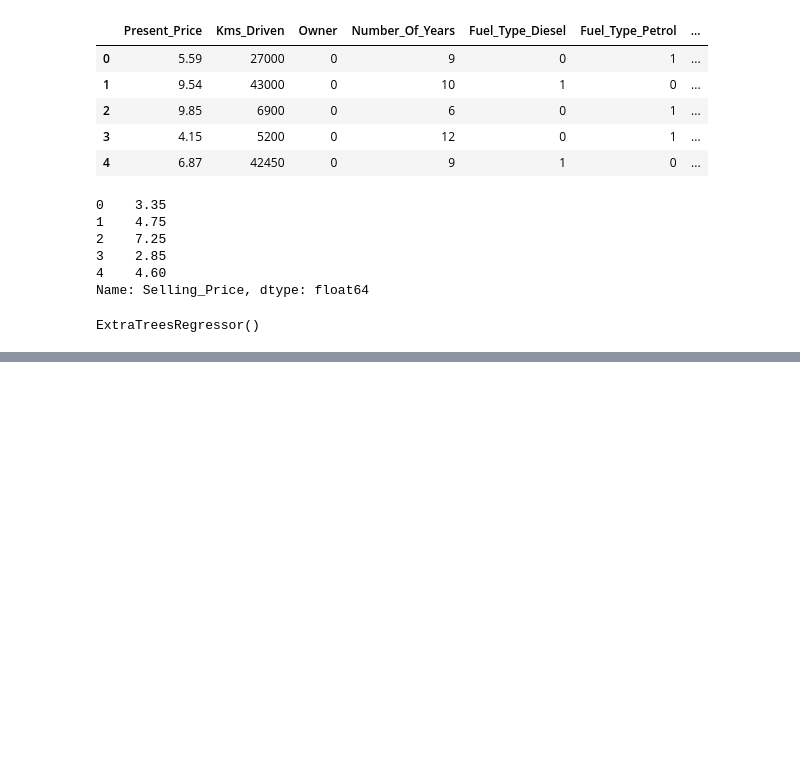
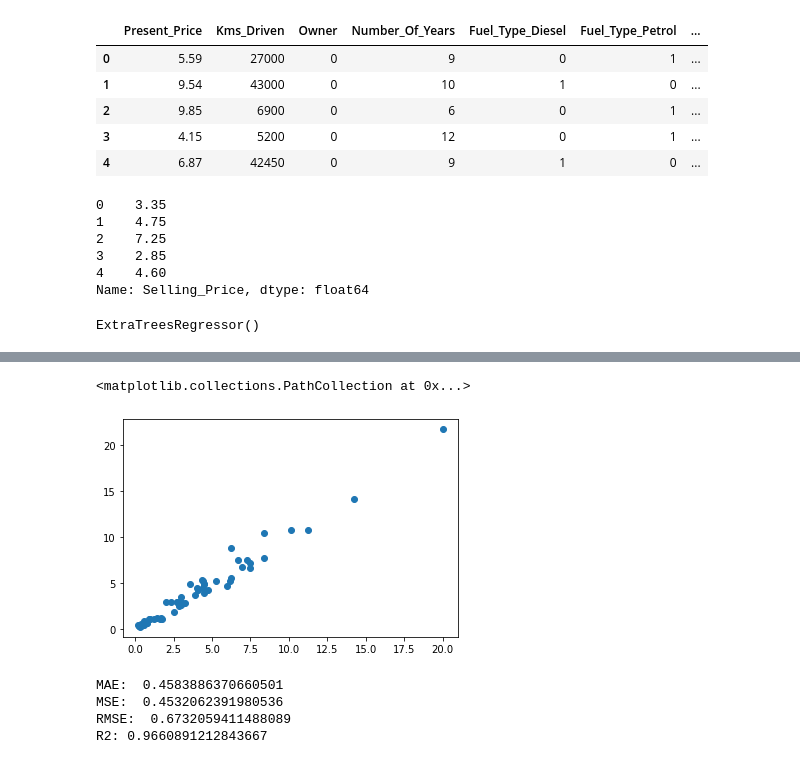
Before and after one commit to Suyog-Dhakal/DataScience-Projects, a Jupyter notebook: CarPricePredictions/UsedCarPricePrediction.ipynb, the cells around one changed output, grey strips where cells are left out. Drawn from its saved outputs; the diff is of its cells as text; code cells hidden in the pictures; blank space fills up the shorter version.

```diff
--- a/CarPricePredictions/UsedCarPricePrediction.ipynb
+++ b/CarPricePredictions/UsedCarPricePrediction.ipynb
@@ -222,0 +349,5 @@ plt.show()
+# %%
+plt.scatter(y_test, predictions)
+# %% [output]
+<matplotlib.collections.PathCollection at 0x...>
+[figure, added]
@@ -222,0 +358,10 @@ plt.show()
+# %%
+print('MAE: ',metrics.mean_absolute_error(y_test,predictions))
+print('MSE: ',metrics.mean_squared_error(y_test,predictions))
+print('RMSE: ', np.sqrt(metrics.mean_squared_error(y_test,predictions)))
+print('R2:', metrics.r2_score(y_test,predictions))
+# %% [output]
+MAE:  0.4583886370660501
+MSE:  0.4532062391980536
+RMSE:  0.6732059411488089
+R2: 0.9660891212843667
```
Also changed, not shown: parts of 23 cells of this notebook, 2 other files.
